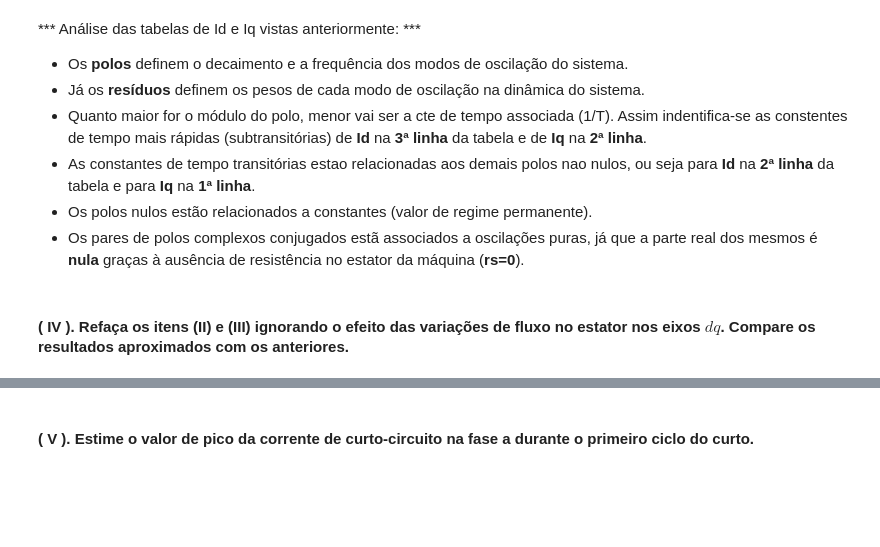
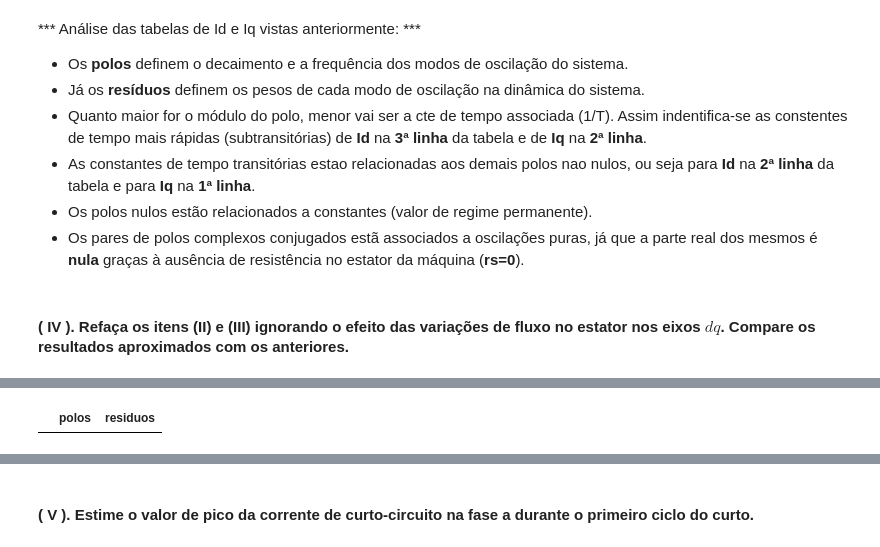
Before and after one commit to Marcozambeli/General, a Jupyter notebook: Trabalho_1_EST_SE_Marco_Antonio_Zambeli.ipynb, the cells around one changed output, grey strips where cells are left out. Cells and saved outputs as stored; diff of their text form; code cells hidden in the pictures; blank space fills up the shorter version.

```diff
--- a/Trabalho_1_EST_SE_Marco_Antonio_Zambeli.ipynb
+++ b/Trabalho_1_EST_SE_Marco_Antonio_Zambeli.ipynb
@@ -172,0 +177,4 @@ df_Iq
+# %%
+#eixo quadratura
+Iq = -Vds/(wb*Lqs)  # Iq é nulo, pois Vd é nulo
+Iq
@@ -172,0 +196,10 @@ df_Iq
+# %%
+#eixo em quadratura
+Idr, Idp, Idk = residue(Iq.num[0][0], Iq.den[0][0])
+
+# tabela de pólos e residuos
+pfIq = {'polos': Idp, 'residuos': Idr}
+dfIq = pd.DataFrame(pfIq, index=np.arange(1, Idr.size+1))
+dfIq
+# %% [output]
+|  | polos | residuos |
```
Also changed, not shown: parts of 8 cells of this notebook.
